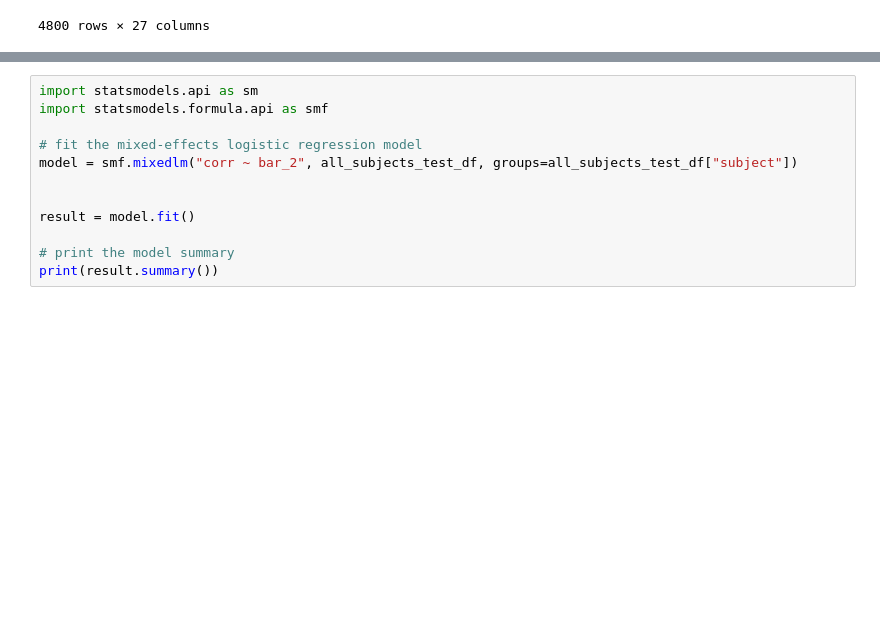
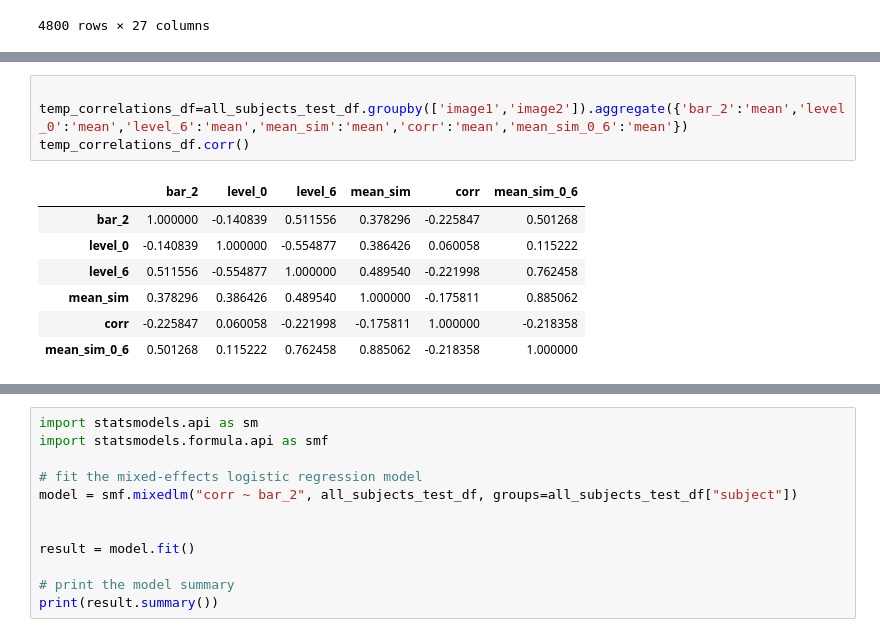
Before and after one commit to edenjenzohar/visual_memory_representation, a Jupyter notebook: functions/multicategory memory representation/experiment analysis/parse_results_same_day_encoding_and_testing.ipynb, the cells around one changed output, grey strips where cells are left out. Saved outputs shown, nothing was run; the diff lists cells and outputs as text; blank space fills up the shorter version.

```diff
--- a/functions/multicategory memory representation/experiment analysis/parse_results_same_day_encoding_and_testing.ipynb
+++ b/functions/multicategory memory representation/experiment analysis/parse_results_same_day_encoding_and_testing.ipynb
@@ -916,0 +940,12 @@ fig.tight_layout()
+# %%
+
+temp_correlations_df=all_subjects_test_df.groupby(['image1','image2']).aggregate({'bar_2':'mean','level_0':'mean','level_6':'mean','mean_sim':'mean','corr':'mean','mean_sim_0_6':'mean'})
+temp_correlations_df.corr()
+# %% [output]
+|  | bar_2 | level_0 | level_6 | mean_sim | corr | mean_sim_0_6 |
+| bar_2 | 1.000000 | -0.140839 | 0.511556 | 0.378296 | -0.225847 | 0.501268 |
+| level_0 | -0.140839 | 1.000000 | -0.554877 | 0.386426 | 0.060058 | 0.115222 |
+| level_6 | 0.511556 | -0.554877 | 1.000000 | 0.489540 | -0.221998 | 0.762458 |
+| mean_sim | 0.378296 | 0.386426 | 0.489540 | 1.000000 | -0.175811 | 0.885062 |
+| corr | -0.225847 | 0.060058 | -0.221998 | -0.175811 | 1.000000 | -0.218358 |
+| mean_sim_0_6 | 0.501268 | 0.115222 | 0.762458 | 0.885062 | -0.218358 | 1.000000 |
```
Also changed, not shown: parts of 15 cells of this notebook.
